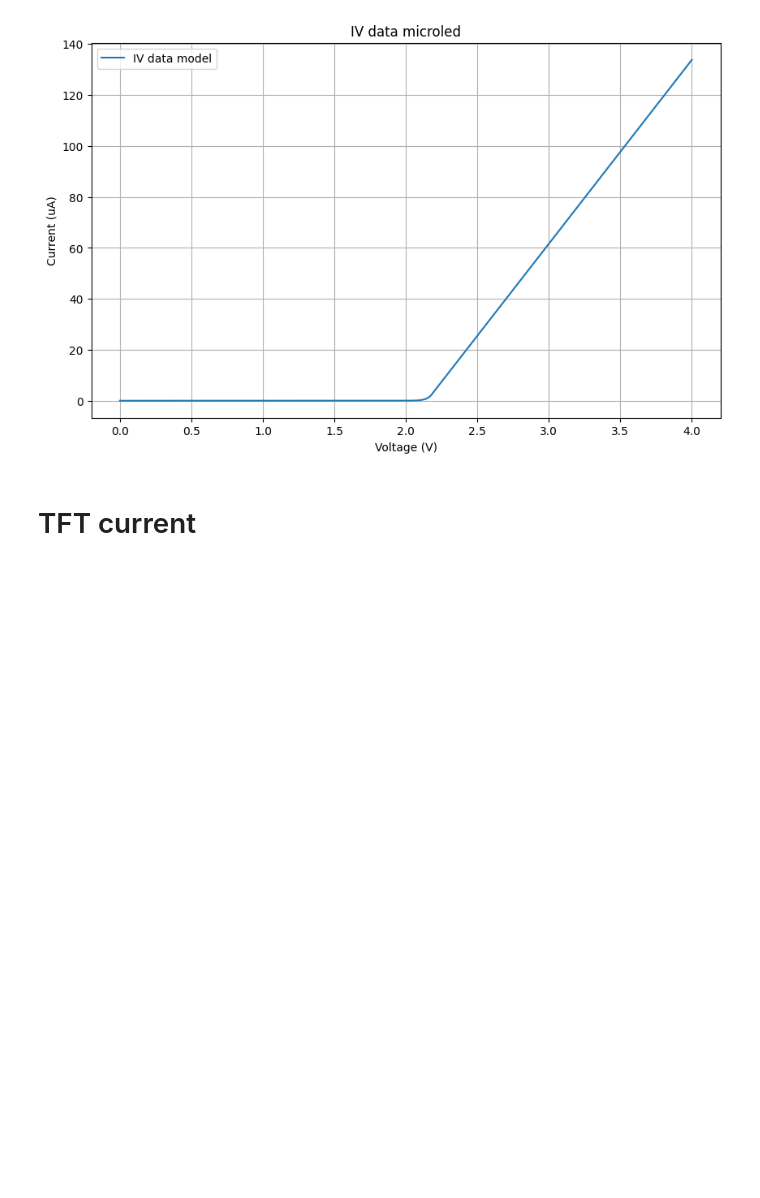
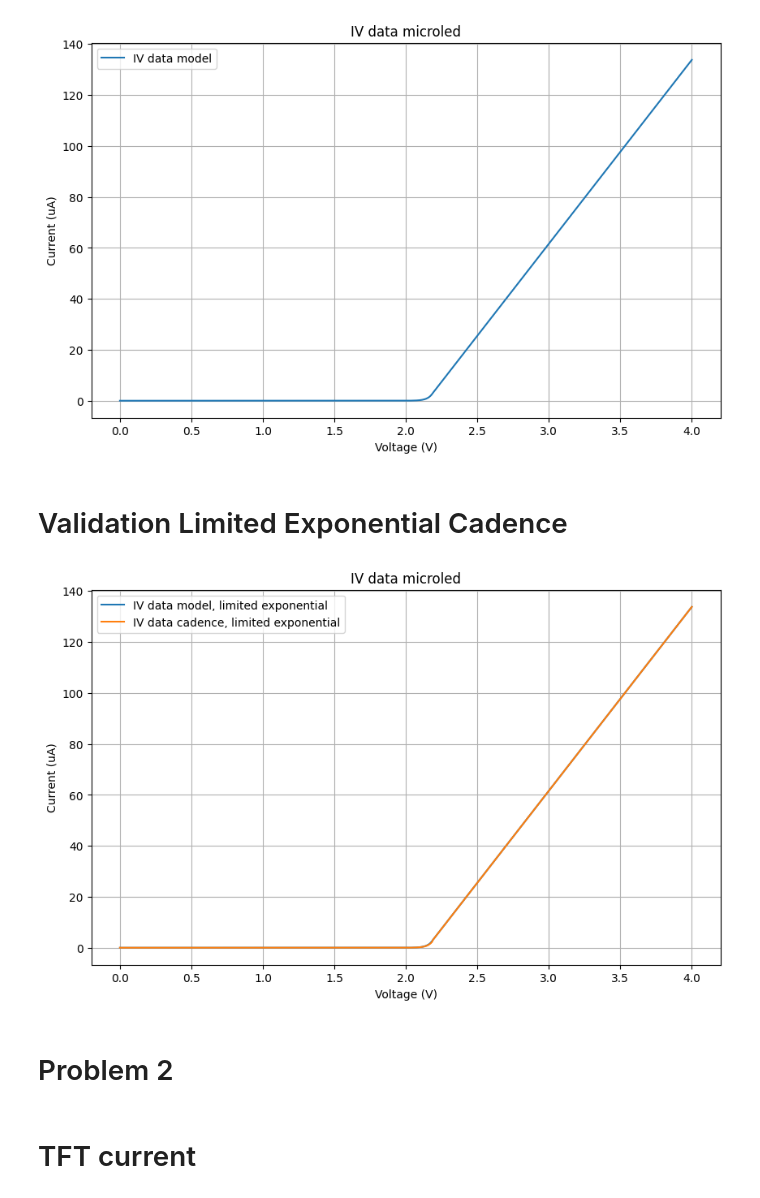
Before and after one commit to rgarmartins/lab3_eda, a Jupyter notebook: lab3.ipynb, the cells around one changed output. Drawn from its saved outputs; the diff is of its cells as text; code cells hidden in the pictures; blank space fills up the shorter version.

```diff
--- a/lab3.ipynb
+++ b/lab3.ipynb
@@ -7,9 +9,11 @@ import matplotlib.pyplot as plt
 from scipy.optimize import curve_fit
 
 BASE_DIR = 'C:\\Users\\Rafael\\Desktop\\EDAN\\P\\lab3\\lab3_eda\\'
+BASE_DIR = 'C:\\Users\\Rafael\\Desktop\\EDAN\\p\\lab3\\lab3_eda\\'
 
 df = pd.read_csv(BASE_DIR + 'id-v-microled.csv')
 df_1 = pd.read_csv(BASE_DIR + 'micro_led_tb_cadence.csv')
+df_4 = pd.read_csv(BASE_DIR + 'micro_led_tb_cadence_limited_exponential.csv')
 
 df_2 = df[(df['/I2/p1 Y'] > 10e-9) & (df['/I2/p1 Y'] < 3e-6)]
 # %% [markdown]
@@ -82,5 +86,21 @@ plt.grid()
 plt.show()
 # %% [output]
 [figure]
+# %% [markdown]
+# Validation Limited Exponential Cadence
+# %%
+plt.figure(3, figsize=(10, 6))
+plt.plot(vgs, obtainCurrent_limited_exponential(vgs, Is, vt, n) * 1e6, label='IV data model, limited exponential')
+plt.plot(df_4['/I0/i X'], df_4['/I0/i Y'] * 1e6, label='IV data cadence, limited exponential')
+plt.xlabel('Voltage (V)')
+plt.ylabel('Current (uA)')
+plt.legend(loc='best')
+plt.title('IV data microled')
+plt.grid()
+plt.show()
+# %% [output]
+[figure, added]
+# %% [markdown]
+# Problem 2
 # %% [markdown]
 # TFT current
```
Also changed, not shown: parts of 3 cells of this notebook, 1 other file.
